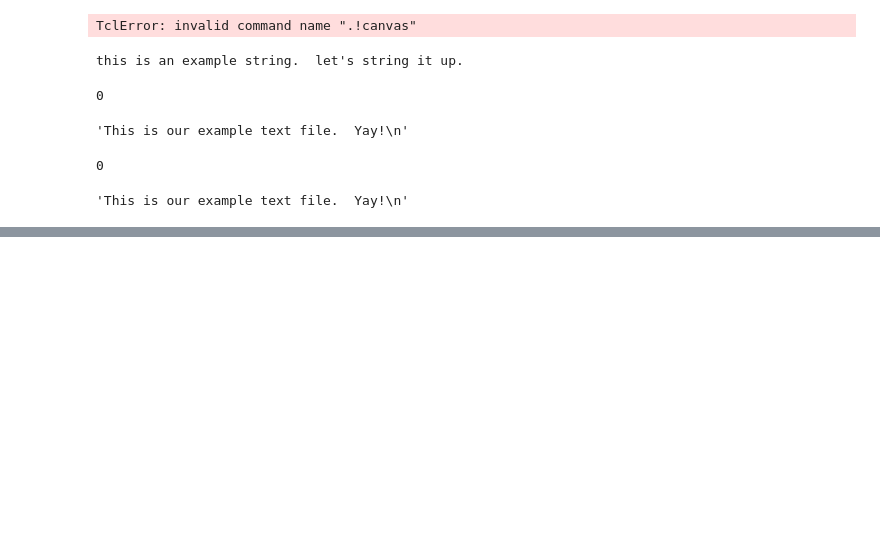
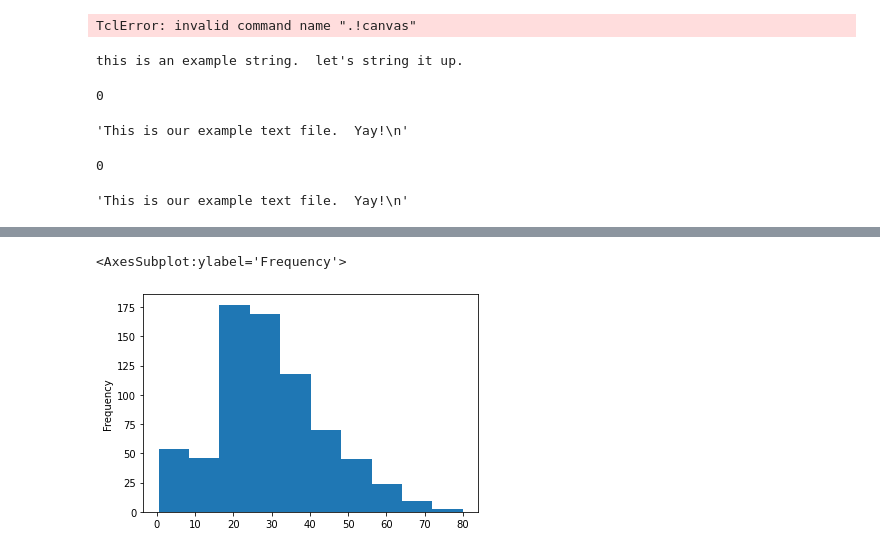
Before and after one commit to millera2/millera2.github.io, a Jupyter notebook: CS-111/CS111-scratch-pad.ipynb, the cells around one changed output, grey strips where cells are left out. Cells and saved outputs as stored; diff of their text form; code cells hidden in the pictures; blank space fills up the shorter version.

```diff
--- a/CS-111/CS111-scratch-pad.ipynb
+++ b/CS-111/CS111-scratch-pad.ipynb
@@ -1531,0 +1555,5 @@ myFile.readline()
+# %%
+titanic["Age"].plot.hist()
+# %% [output]
+<AxesSubplot:ylabel='Frequency'>
+[figure, added]
```
Also changed, not shown: parts of 14 cells of this notebook, 8 other files.
